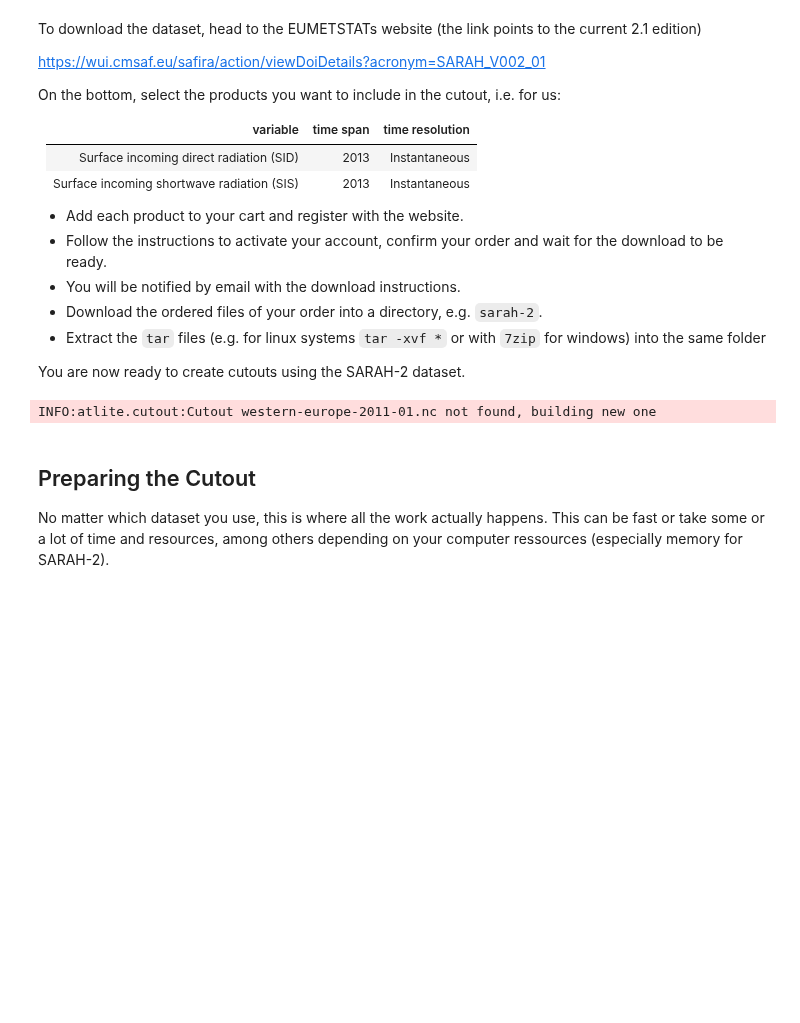
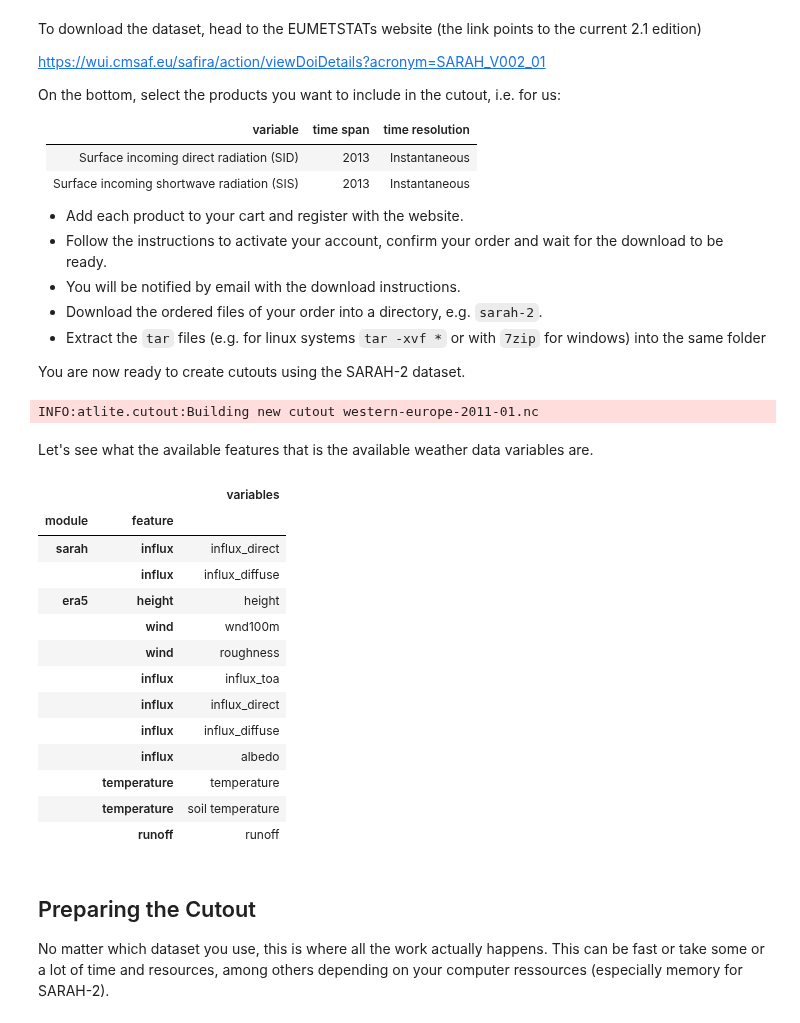
Before and after one commit to PyPSA/atlite, a Jupyter notebook: examples/create_cutout_SARAH.ipynb, the cells around one changed output. Drawn from its saved outputs; the diff is of its cells as text; code cells hidden in the pictures; blank space fills up the shorter version.

Commit message:
examples: rerun sarah notebook

```diff
--- a/examples/create_cutout_SARAH.ipynb
+++ b/examples/create_cutout_SARAH.ipynb
@@ -65,14 +67,34 @@ On the bottom, select the products you want to include in the cutout, i.e. for u
 You are now ready to create cutouts using the SARAH-2 dataset.
 # %%
 cutout = atlite.Cutout(path="western-europe-2011-01.nc",
-                       module="sarah",
-                       sarah_dir="../../SARAH-2",
+                       module=["sarah", "era5"],
+                       sarah_dir="/home/vres-climate/data/sarah_v2",
                        x=slice(-13.6913, 1.7712),
                        y=slice(49.9096, 60.8479),
-                       time="2013-01"
+                       time="2013-01",
+                       chunks={'time': 100}
                        )
 # %% [output]
-INFO:atlite.cutout:Cutout western-europe-2011-01.nc not found, building new one
+INFO:atlite.cutout:Building new cutout western-europe-2011-01.nc
+# %% [markdown]
+Let's see what the available features that is the available weather data variables are.
+# %%
+cutout.available_features.to_frame()
+# %% [output]
+|  |  | variables |
+| module | feature |  |
+| sarah | influx | influx_direct |
+|  | influx | influx_diffuse |
+| era5 | height | height |
+|  | wind | wnd100m |
+|  | wind | roughness |
+|  | influx | influx_toa |
+|  | influx | influx_direct |
+|  | influx | influx_diffuse |
+|  | influx | albedo |
+|  | temperature | temperature |
+|  | temperature | soil temperature |
+|  | runoff | runoff |
 # %% [markdown]
 ## Preparing the Cutout
 
```
Also changed, not shown: parts of 6 cells of this notebook.
